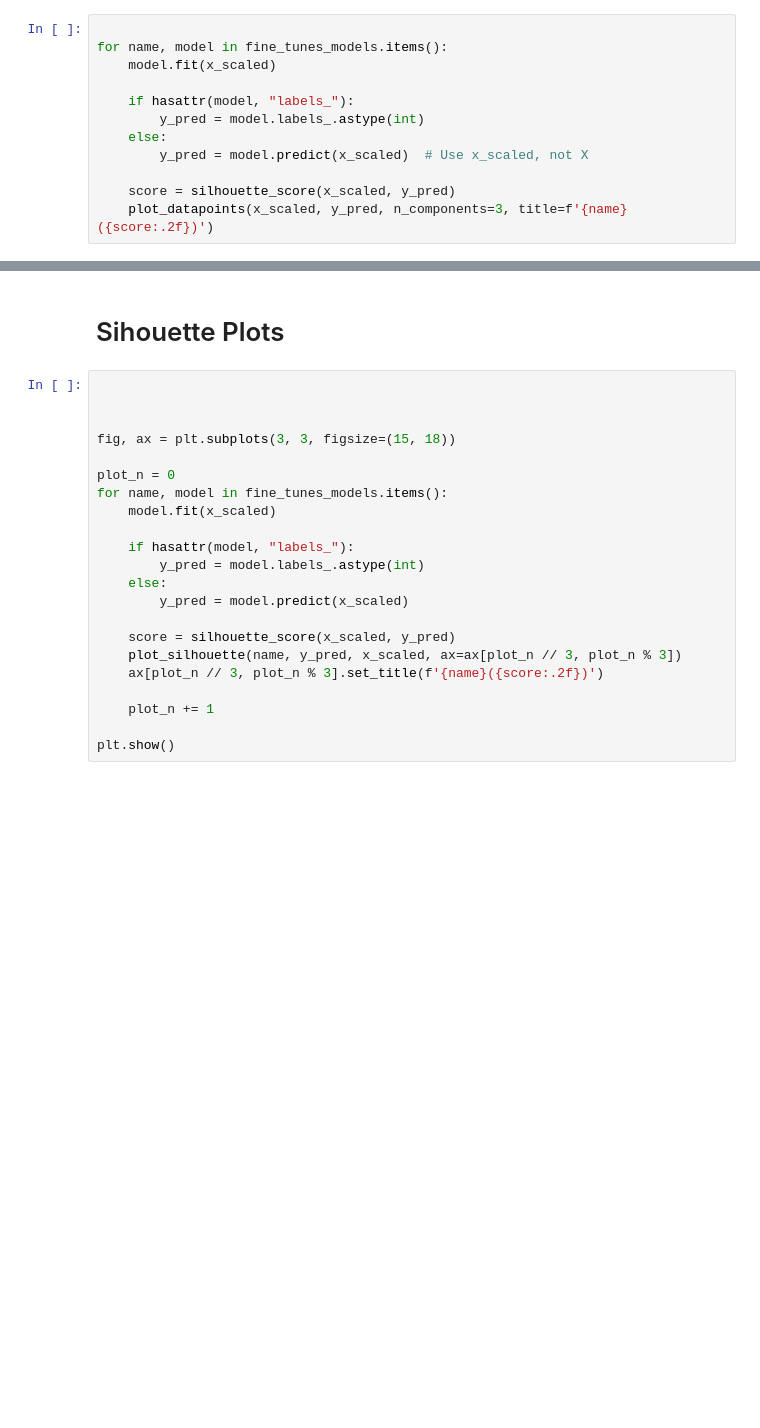
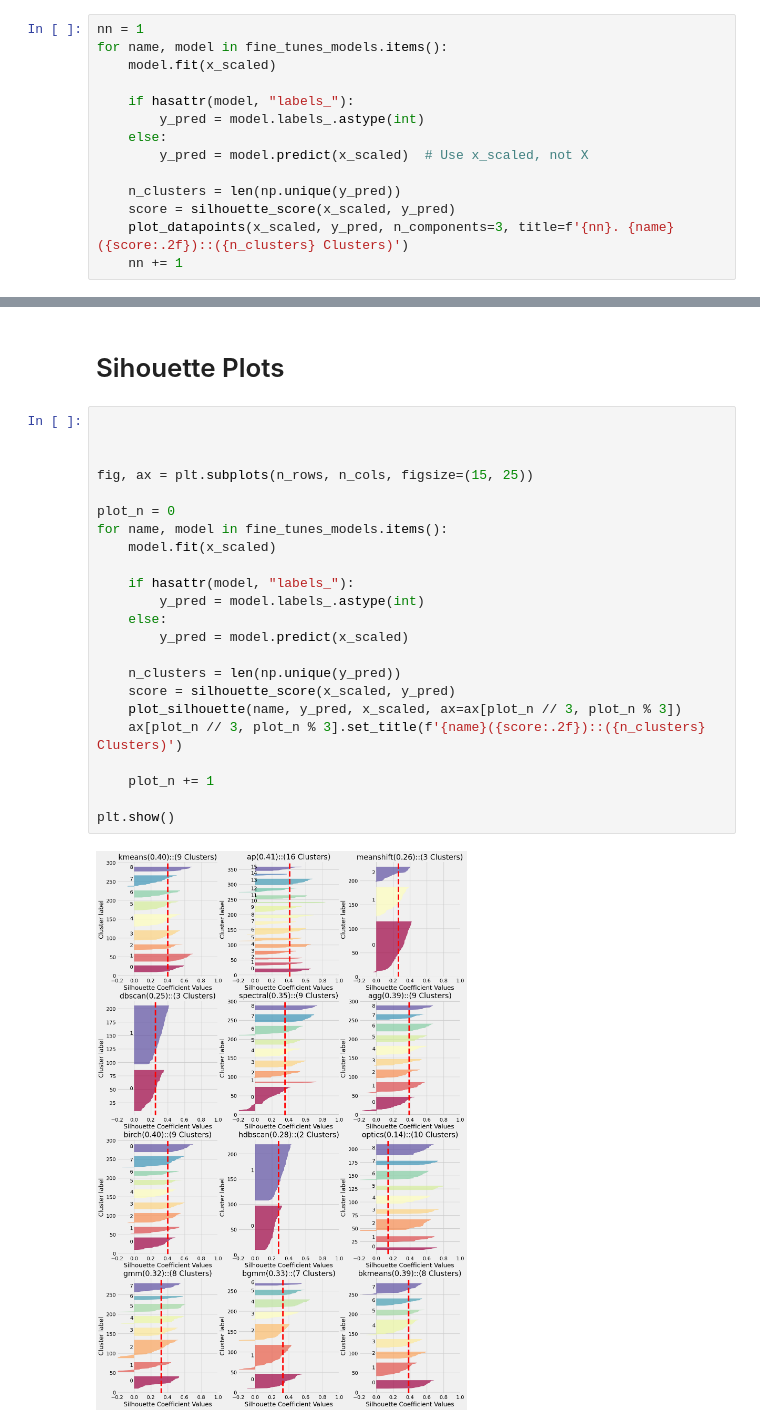
Before and after one commit to tikendraw/customer-segmentation-and-analysis, a Jupyter notebook: Customer Segmentation and Analysis.ipynb, the cells around one changed output, grey strips where cells are left out. Drawn from its saved outputs; the diff is of its cells as text; blank space fills up the shorter version.

```diff
--- a/Customer Segmentation and Analysis.ipynb
+++ b/Customer Segmentation and Analysis.ipynb
@@ -956,7 +721,7 @@ plt.show()
 # %% [markdown]
 # 3D Plots
 # %%
-
+nn = 1
 for name, model in fine_tunes_models.items():
     model.fit(x_scaled)
 
@@ -965,5 +730,7 @@ for name, model in fine_tunes_models.items():
     else:
         y_pred = model.predict(x_scaled)  # Use x_scaled, not X
 
+    n_clusters = len(np.unique(y_pred))
     score = silhouette_score(x_scaled, y_pred)
-    plot_datapoints(x_scaled, y_pred, n_components=3, title=f'{name}({score:.2f})')
+    plot_datapoints(x_scaled, y_pred, n_components=3, title=f'{nn}. {name}({score:.2f})::({n_clusters} Clusters)')
+    nn += 1
@@ -974,22 +754,25 @@ Some of the Datapoints are in same cluster but in different places. It just may
 # %%
 
 
 
-fig, ax = plt.subplots(3, 3, figsize=(15, 18))
+fig, ax = plt.subplots(n_rows, n_cols, figsize=(15, 25))
 
 plot_n = 0
 for name, model in fine_tunes_models.items():
     model.fit(x_scaled)
 
     if hasattr(model, "labels_"):
         y_pred = model.labels_.astype(int)
     else:
         y_pred = model.predict(x_scaled)
 
+    n_clusters = len(np.unique(y_pred))
     score = silhouette_score(x_scaled, y_pred)
     plot_silhouette(name, y_pred, x_scaled, ax=ax[plot_n // 3, plot_n % 3])
-    ax[plot_n // 3, plot_n % 3].set_title(f'{name}({score:.2f})')
+    ax[plot_n // 3, plot_n % 3].set_title(f'{name}({score:.2f})::({n_clusters} Clusters)')
 
     plot_n += 1
 
 plt.show()
+# %% [output]
+[figure, added]
```
Also changed, not shown: parts of 40 cells of this notebook.
